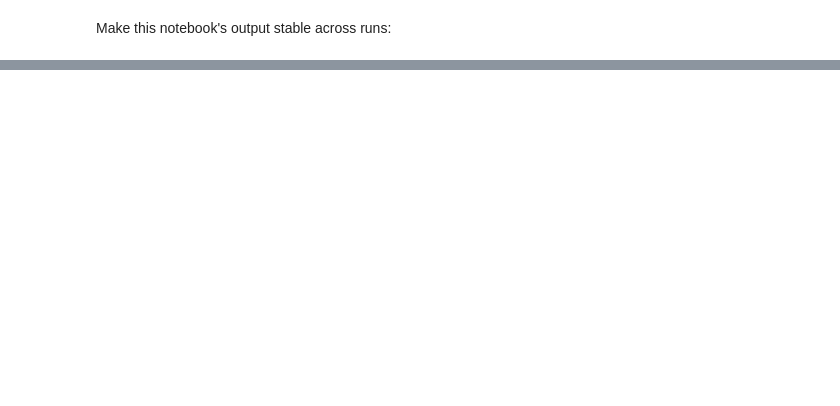
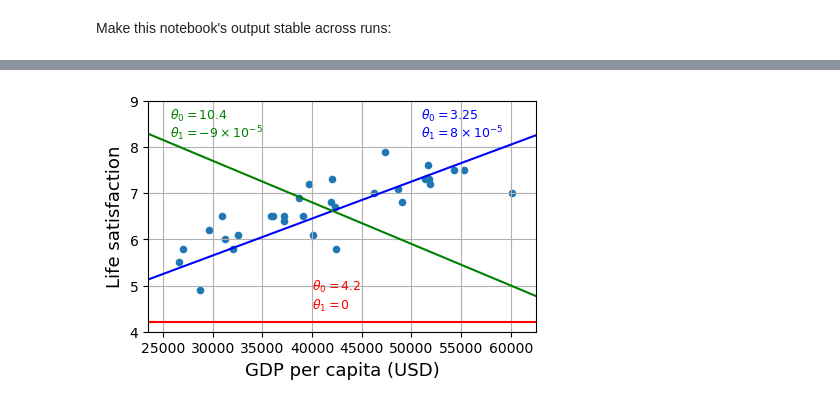
Before and after one commit to Jonikulov/Hands-On-Machine-Learning-3, a Jupyter notebook: 01. The Machine Learning Landscape.ipynb, the cells around one changed output, grey strips where cells are left out. Cells and saved outputs as stored; diff of their text form; code cells hidden in the pictures; blank space fills up the shorter version.

```diff
--- a/01. The Machine Learning Landscape.ipynb
+++ b/01. The Machine Learning Landscape.ipynb
@@ -675,0 +100,9 @@ plt.show()
+# %%
+gdp_year = 2020
+gdp_col, lifesat_col = "GDP per capita (USD)", "Life satisfaction"
+
+gdp_per_capita = gdp_per_capita[gdp_per_capita["Year"]==gdp_year]
+gdp_per_capita.drop(columns=["Code", "Year"], inplace=True)
+gdp_per_capita.columns = ["Country", gdp_col]
+gdp_per_capita.set_index("Country", inplace=True)
+gdp_per_capita
@@ -675,0 +237,33 @@ plt.show()
+# %%
+country_stats.plot(
+    figsize=(5, 3),
+    kind="scatter",
+    x=gdp_col,
+    y=lifesat_col,
+    grid=True
+)
+
+X = np.linspace(min_gdp, max_gdp, 1000)
+
+# Blue line
+w, b = 8 * 1e-5, 3.25
+plt.plot(X, X * w + b, 'b')
+plt.text(51_000, 8.6, r"$\theta_0=3.25$", c='b', size=9)
+plt.text(51_000, 8.2, r"$\theta_1=8 \times 10^{-5}$", c='b', size=9)
+
+# Green line
+w, b = -9 * 1e-5, 10.4
+plt.plot(X, X * w + b, 'g')
+plt.text(25_700, 8.6, r"$\theta_0=10.4$", c='g', size=9)
+plt.text(25_700, 8.2, r"$\theta_1=-9 \times 10^{-5}$", c='g', size=9)
+
+# Red line
+w, b = 0 * 1e-5, 4.2
+plt.plot(X, X * w + b, 'r')
+plt.text(40_000, 4.9, r"$\theta_0=4.2$", c='r', size=9)
+plt.text(40_000, 4.5, r"$\theta_1=0$", c='r', size=9)
+
+plt.axis([min_gdp, max_gdp, min_life_sat, max_life_sat])
+plt.show()
+# %% [output]
+[figure, added]
```
Also changed, not shown: parts of 66 cells of this notebook, 3 other files.
